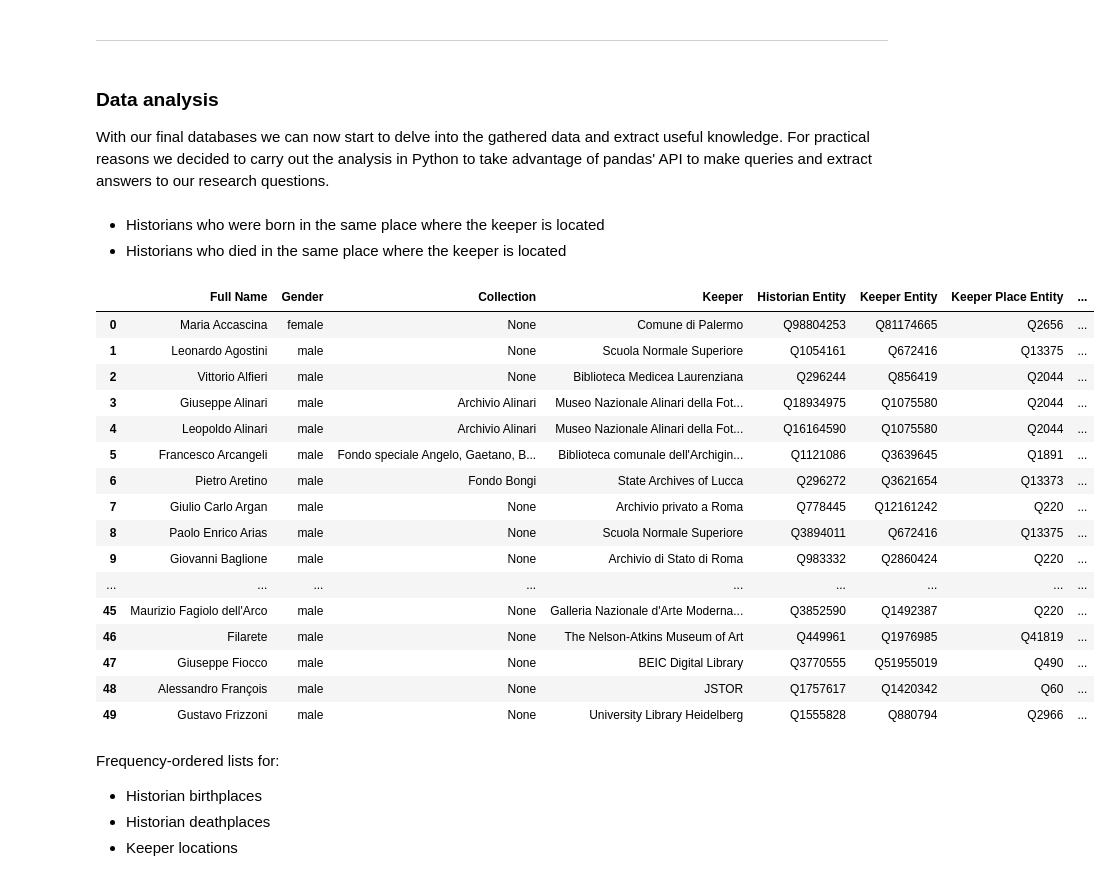
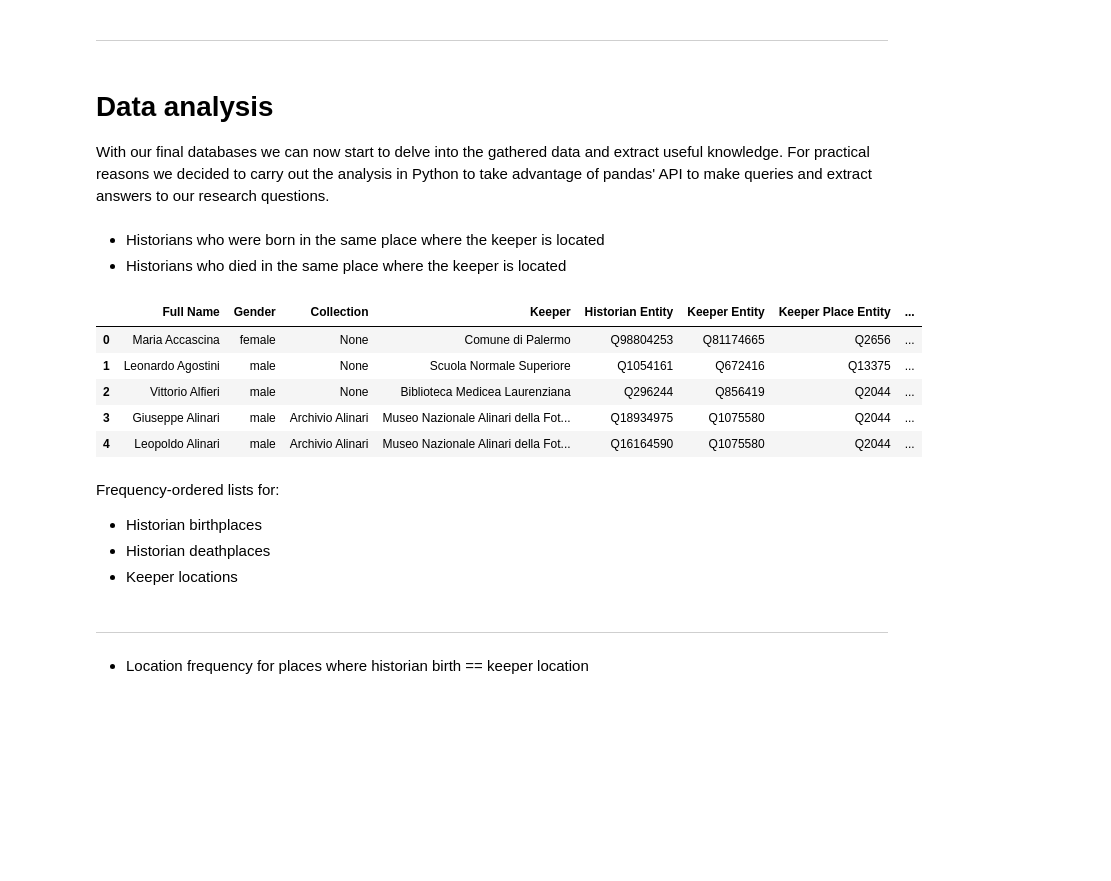
Before and after one commit to alicebordignon/ITArtHistorians, a Jupyter notebook: 00_DoAH_first_cleaning.ipynb, the cells around one changed output. Cells and saved outputs as stored; diff of their text form; code cells hidden in the pictures; blank space fills up the shorter version.

```diff
--- a/00_DoAH_first_cleaning.ipynb
+++ b/00_DoAH_first_cleaning.ipynb
@@ -985,7 +985,7 @@ We finally have our two final databases, from which we will proceed to the data
 # %% [markdown]
 ___
 # %% [markdown]
-### Data analysis
+# Data analysis
 
 With our final databases we can now start to delve into the gathered data and extract useful knowledge. For practical reasons we decided to carry out the analysis in Python to take advantage of pandas' API to make queries and extract answers to our research questions.
 # %%
@@ -999,27 +1000,16 @@ database = pd.read_pickle("06_db.pickle")
 # %%
 # create column Born_same_Keeper with True if the 'Historian Birthplace Entity' is the same as the 'Keeper Place Entity'
 database["Born_same_Keeper"] = np.where(database["Keeper Place Entity"] == database["Historian Birthplace Entity"], True, False)
 database["Died_same_Keeper"] = np.where(database["Keeper Place Entity"] == database["Historian Deathplace Entity"], True, False)
 
-database.head(20)
+database.head()
 # %% [output]
 |  | Full Name | Gender | Collection | Keeper | Historian Entity | Keeper Entity | Keeper Place Entity | ... |
 | 0 | Maria Accascina | female | None | Comune di Palermo | Q98804253 | Q81174665 | Q2656 | ... |
 | 1 | Leonardo Agostini | male | None | Scuola Normale Superiore | Q1054161 | Q672416 | Q13375 | ... |
 | 2 | Vittorio Alfieri | male | None | Biblioteca Medicea Laurenziana | Q296244 | Q856419 | Q2044 | ... |
 | 3 | Giuseppe Alinari | male | Archivio Alinari | Museo Nazionale Alinari della Fot... | Q18934975 | Q1075580 | Q2044 | ... |
 | 4 | Leopoldo Alinari | male | Archivio Alinari | Museo Nazionale Alinari della Fot... | Q16164590 | Q1075580 | Q2044 | ... |
-| 5 | Francesco Arcangeli | male | Fondo speciale Angelo, Gaetano, B... | Biblioteca comunale dell'Archigin... | Q1121086 | Q3639645 | Q1891 | ... |
-| 6 | Pietro Aretino | male | Fondo Bongi | State Archives of Lucca | Q296272 | Q3621654 | Q13373 | ... |
-| 7 | Giulio Carlo Argan | male | None | Archivio privato a Roma | Q778445 | Q12161242 | Q220 | ... |
-| 8 | Paolo Enrico Arias | male | None | Scuola Normale Superiore | Q3894011 | Q672416 | Q13375 | ... |
-| 9 | Giovanni Baglione | male | None | Archivio di Stato di Roma | Q983332 | Q2860424 | Q220 | ... |
-| ... | ... | ... | ... | ... | ... | ... | ... | ... |
-| 45 | Maurizio Fagiolo dell'Arco | male | None | Galleria Nazionale d'Arte Moderna... | Q3852590 | Q1492387 | Q220 | ... |
-| 46 | Filarete | male | None | The Nelson-Atkins Museum of Art | Q449961 | Q1976985 | Q41819 | ... |
-| 47 | Giuseppe Fiocco | male | None | BEIC Digital Library | Q3770555 | Q51955019 | Q490 | ... |
-| 48 | Alessandro François | male | None | JSTOR | Q1757617 | Q1420342 | Q60 | ... |
-| 49 | Gustavo Frizzoni | male | None | University Library Heidelberg | Q1555828 | Q880794 | Q2966 | ... |
 # %%
 database.loc[:, ["Full Name", "Born_same_Keeper", "Died_same_Keeper"]].to_json("historians_birth_deathplaces_keepers.json")
 # %% [markdown]
@@ -1032,3 +1022,7 @@ Frequency-ordered lists for:
 database["Historian Birthplace"].value_counts().to_json("historian_birthplace_count.json")
 database['Historian Deathplace'].value_counts().to_json("historian_deathplace_count.json")
 database['Keeper Place'].value_counts().to_json("keeper_place_count.json")
+# %% [markdown]
+___
+# %% [markdown]
+- Location frequency for places where historian birth == keeper location
```
Also changed, not shown: parts of 2 cells of this notebook, 1 other file.
